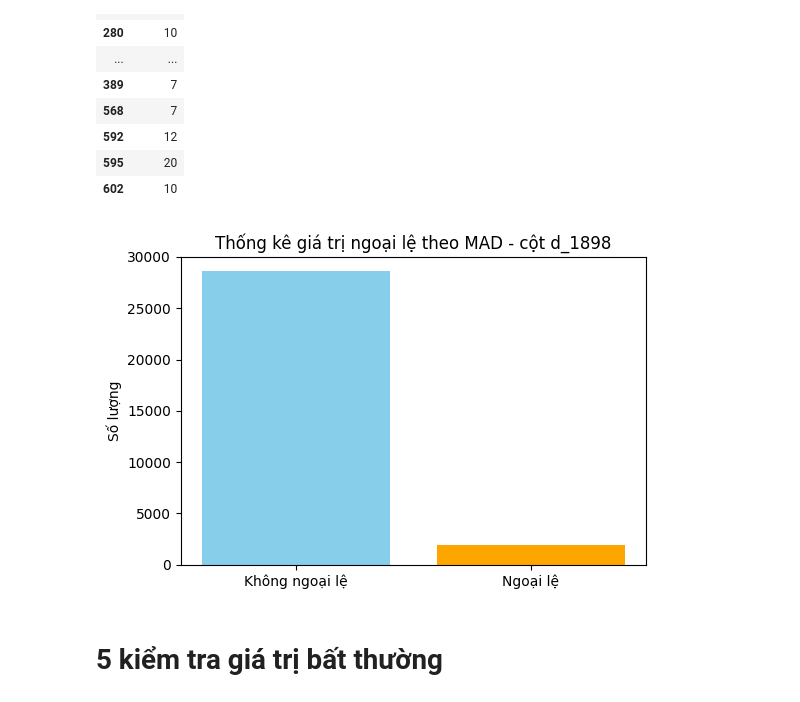
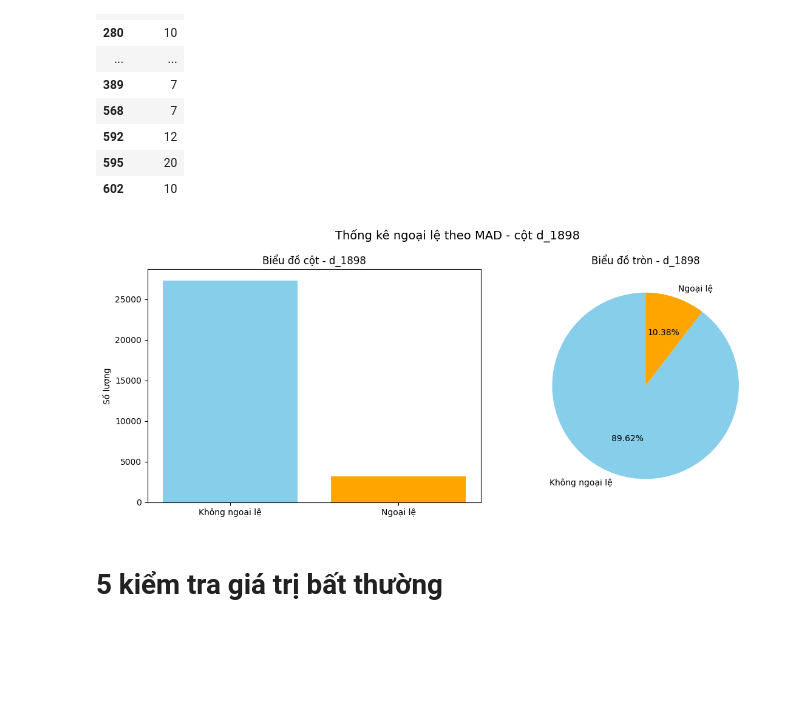
Before and after one commit to NguyenVanTien204/Time_Series_with_Python, a Jupyter notebook: notebook/02_EDA.ipynb, the cells around one changed output. Saved outputs shown, nothing was run; the diff lists cells and outputs as text; code cells hidden in the pictures; blank space fills up the shorter version.

```diff
--- a/notebook/02_EDA.ipynb
+++ b/notebook/02_EDA.ipynb
@@ -230,32 +299,45 @@ display(outliers_df.head(20))
 | 595 | 20 |
 | 602 | 10 |
 # %%
+# Chọn cột số để phân tích d_1898
+col = "d_1898"
+data = df[col]
 
-# Chọn cột d_1898
-series = df["d_1898"].values
+# --- Phát hiện ngoại lệ theo MAD ---
+median = data.median()
+mad = np.median(np.abs(data - median))
 
-# Hàm phát hiện ngoại lệ MAD
-def detect_outliers_mad(series, threshold=3.5):
-    median = np.median(series)
-    mad = np.median(np.abs(series - median))
-    if mad == 0:
-        return np.zeros_like(series, dtype=bool)
-    modified_z_score = 0.6745 * (series - median) / mad
-    return np.abs(modified_z_score) > threshold
+# Ngưỡng MAD (thường dùng 3 hoặc 3.5 lần MAD)
+threshold = 3
+outliers = (np.abs(data - median) / mad) > threshold
 
-# Tạo mask ngoại lệ
-mask = detect_outliers_mad(series)
-num_outliers = mask.sum()
-num_non_outliers = len(series) - num_outliers
+# Đếm số lượng
+count_outliers = outliers.sum()
+count_non_outliers = len(data) - count_outliers
 
-# Barplot so sánh số lượng
-plt.figure(figsize=(6,4))
-plt.bar(["Không ngoại lệ", "Ngoại lệ"], [num_non_outliers, num_outliers], color=["skyblue","orange"])
-plt.ylabel("Số lượng")
-plt.title("Thống kê giá trị ngoại lệ theo MAD - cột d_1898")
+# --- Vẽ subplot ---
+fig, axes = plt.subplots(1, 2, figsize=(12, 5))
+
+# Biểu đồ cột
+axes[0].bar(["Không ngoại lệ", "Ngoại lệ"],
+            [count_non_outliers, count_outliers],
+            color=["skyblue", "orange"])
+axes[0].set_title(f"Biểu đồ cột - {col}")
+axes[0].set_ylabel("Số lượng")
+
+# Biểu đồ tròn
+axes[1].pie([count_non_outliers, count_outliers],
+            labels=["Không ngoại lệ", "Ngoại lệ"],
+            colors=["skyblue", "orange"],
+            autopct="%.2f%%",
+            startangle=90)
+axes[1].set_title(f"Biểu đồ tròn - {col}")
+
+plt.suptitle(f"Thống kê ngoại lệ theo MAD - cột {col}", fontsize=14)
+plt.tight_layout()
 plt.show()
 # %% [output]
-[figure, old version]
+[figure, new version]
 # %% [markdown]
 # 5 kiểm tra giá trị bất thường
 # %%
```
Also changed, not shown: parts of 5 cells of this notebook, 2 other files.
